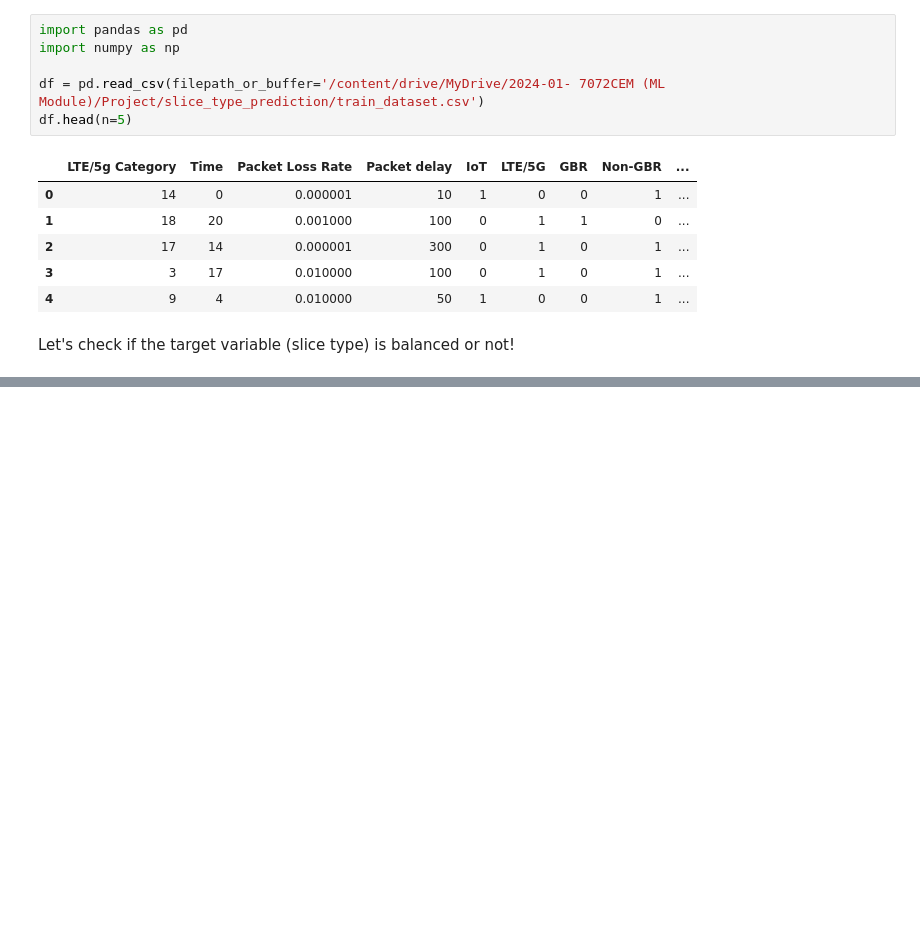
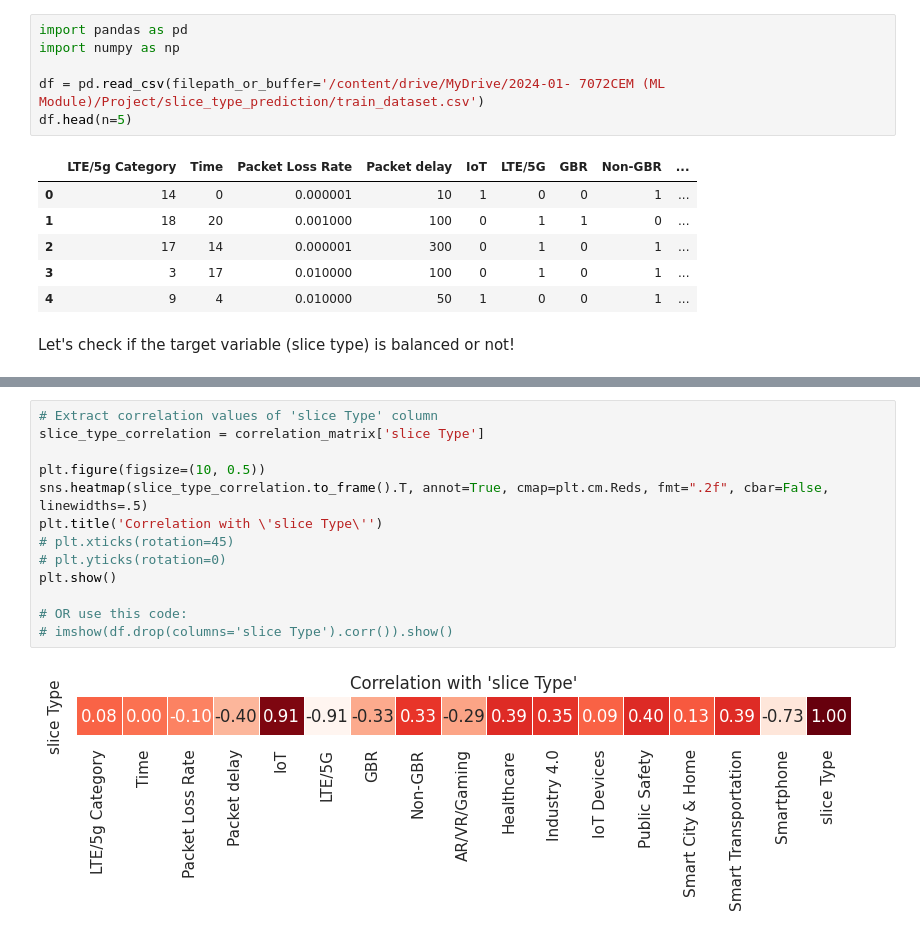
Before and after one commit to sinaebrahimi/ml-7072cem, a Jupyter notebook: Classifying Network Slices Based on User Requirements/Dataset-analysis-EDA.ipynb, the cells around one changed output, grey strips where cells are left out. Cells and saved outputs as stored; diff of their text form; blank space fills up the shorter version.

```diff
--- a/Classifying Network Slices Based on User Requirements/Dataset-analysis-EDA.ipynb
+++ b/Classifying Network Slices Based on User Requirements/Dataset-analysis-EDA.ipynb
@@ -84,0 +138,15 @@ Exploratory Data Analysis (EDA): to understand the insights of the key character
+# %%
+# Extract correlation values of 'slice Type' column
+slice_type_correlation = correlation_matrix['slice Type']
+
+plt.figure(figsize=(10, 0.5))
+sns.heatmap(slice_type_correlation.to_frame().T, annot=True, cmap=plt.cm.Reds, fmt=".2f", cbar=False, linewidths=.5)
+plt.title('Correlation with \'slice Type\'')
+# plt.xticks(rotation=45)
+# plt.yticks(rotation=0)
+plt.show()
+
+# OR use this code:
+# imshow(df.drop(columns='slice Type').corr()).show()
+# %% [output]
+[figure, added]
```
Also changed, not shown: parts of 28 cells of this notebook.
